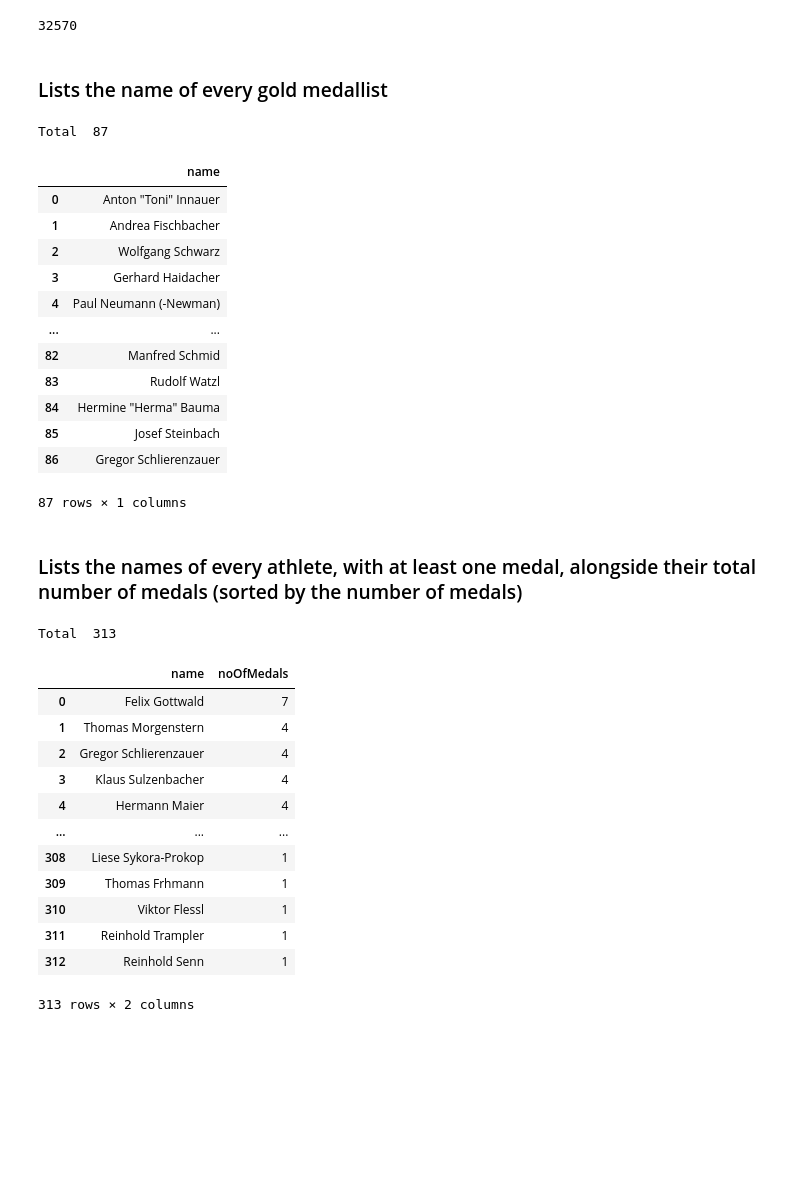
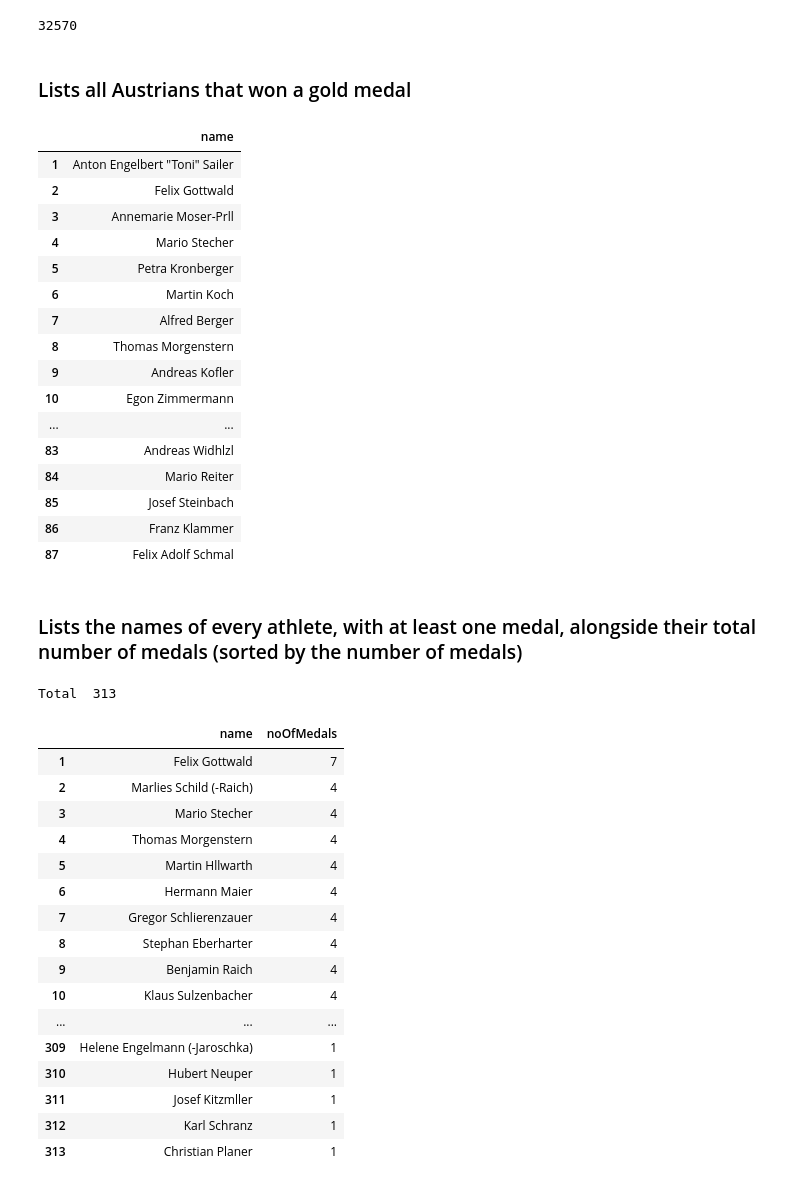
Before and after one commit to gunharth/120-years-of-Olympic-history, a Jupyter notebook: 02_Olympics.ipynb, the cells around one changed output. Drawn from its saved outputs; the diff is of its cells as text; code cells hidden in the pictures; blank space fills up the shorter version.

```diff
--- a/02_Olympics.ipynb
+++ b/02_Olympics.ipynb
@@ -47,12 +47,11 @@ g.parse("ttl/Instance.ttl", format="turtle")
 print(len(g))
 # %% [output]
 32570
-# %% [markdown]
-### Lists the name of every gold medallist
+# %% [markdown]
+### Lists all Austrians that won a gold medal
 # %%
 result = g.query("""
     PREFIX ex: <http://example.org/ontology/olympics/>
-    PREFIX exr: <http://example.org/resource/olympics/>
     PREFIX rdfs:  <http://www.w3.org/2000/01/rdf-schema#>
 
     SELECT DISTINCT ?name
@@ -63,56 +62,66 @@ result = g.query("""
     }
 """)
 
-print("Total ",len(result))
-
-DataFrame(result, columns=result.vars)
+pd.set_option('display.max_rows', 500)
+df = pd.DataFrame(result, columns=result.vars)
+df.index +=1
+df
 # %% [output]
-Total  87
 |  | name |
-| 0 | Anton "Toni" Innauer |
-| 1 | Andrea Fischbacher |
-| 2 | Wolfgang Schwarz |
-| 3 | Gerhard Haidacher |
-| 4 | Paul Neumann (-Newman) |
+| 1 | Anton Engelbert "Toni" Sailer |
+| 2 | Felix Gottwald |
+| 3 | Annemarie Moser-Prll |
+| 4 | Mario Stecher |
+| 5 | Petra Kronberger |
+| 6 | Martin Koch |
+| 7 | Alfred Berger |
+| 8 | Thomas Morgenstern |
+| 9 | Andreas Kofler |
+| 10 | Egon Zimmermann |
 | ... | ... |
-| 82 | Manfred Schmid |
-| 83 | Rudolf Watzl |
-| 84 | Hermine "Herma" Bauma |
+| 83 | Andreas Widhlzl |
+| 84 | Mario Reiter |
 | 85 | Josef Steinbach |
-| 86 | Gregor Schlierenzauer |
+| 86 | Franz Klammer |
+| 87 | Felix Adolf Schmal |
-87 rows × 1 columns
 # %% [markdown]
 ### Lists the names of every athlete, with at least one medal, alongside their total number of medals (sorted by the number of medals)
 # %%
 result = g.query("""
-PREFIX walls: <http://example.org/ontology/olympics/>
+PREFIX ex: <http://example.org/ontology/olympics/>
 PREFIX rdfs: <http://www.w3.org/2000/01/rdf-schema#>
 
 SELECT ?name (COUNT(?name) As ?noOfMedals)
 WHERE {
-  ?instance walls:athlete ?athlete ;
-            walls:medal   ?medal .
+  ?instance ex:athlete ?athlete ;
+            ex:medal   ?medal .
   ?athlete  rdfs:label    ?name .
 }
 GROUP BY ?name
 ORDER BY DESC(?noOfMedals)
 """)
 
 print("Total ",len(result))
 
-DataFrame(result, columns=result.vars)
+df = pd.DataFrame(result, columns=result.vars)
+df.index +=1
+df
 # %% [output]
 Total  313
 |  | name | noOfMedals |
-| 0 | Felix Gottwald | 7 |
-| 1 | Thomas Morgenstern | 4 |
-| 2 | Gregor Schlierenzauer | 4 |
-| 3 | Klaus Sulzenbacher | 4 |
-| 4 | Hermann Maier | 4 |
+| 1 | Felix Gottwald | 7 |
+| 2 | Marlies Schild (-Raich) | 4 |
+| 3 | Mario Stecher | 4 |
+| 4 | Thomas Morgenstern | 4 |
+| 5 | Martin Hllwarth | 4 |
+| 6 | Hermann Maier | 4 |
+| 7 | Gregor Schlierenzauer | 4 |
+| 8 | Stephan Eberharter | 4 |
+| 9 | Benjamin Raich | 4 |
+| 10 | Klaus Sulzenbacher | 4 |
 | ... | ... | ... |
-| 308 | Liese Sykora-Prokop | 1 |
-| 309 | Thomas Frhmann | 1 |
-| 310 | Viktor Flessl | 1 |
-| 311 | Reinhold Trampler | 1 |
-| 312 | Reinhold Senn | 1 |
+| 309 | Helene Engelmann (-Jaroschka) | 1 |
+| 310 | Hubert Neuper | 1 |
+| 311 | Josef Kitzmller | 1 |
+| 312 | Karl Schranz | 1 |
+| 313 | Christian Planer | 1 |
-313 rows × 2 columns
```
Also changed, not shown: parts of 1 cell of this notebook, 4 other files.
